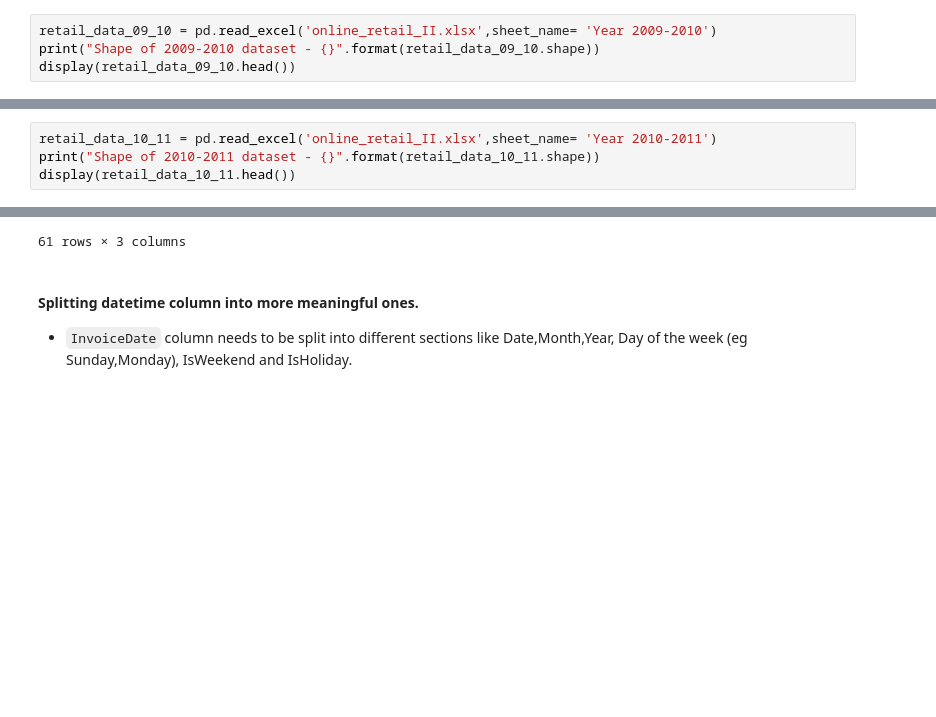
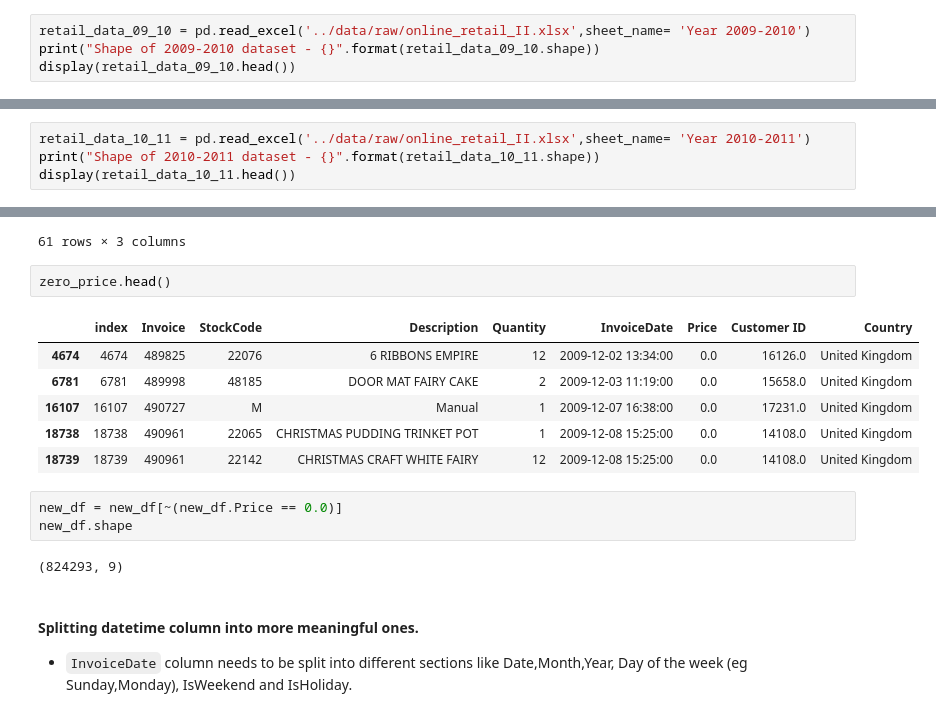
Before and after one commit to dharitsura248/OnlineRetailStore, a Jupyter notebook: OnlineRetailStore/notebooks/DataWrangling.ipynb, the cells around one changed output, grey strips where cells are left out. Cells and saved outputs as stored; diff of their text form; blank space fills up the shorter version.

```diff
--- a/OnlineRetailStore/notebooks/DataWrangling.ipynb
+++ b/OnlineRetailStore/notebooks/DataWrangling.ipynb
@@ -24,7 +24,7 @@ warnings.filterwarnings('ignore')
     - 2009-2010 Sheet
     - 2010-2011 Sheet
 # %%
-retail_data_09_10 = pd.read_excel('online_retail_II.xlsx',sheet_name= 'Year 2009-2010')
+retail_data_09_10 = pd.read_excel('../data/raw/online_retail_II.xlsx',sheet_name= 'Year 2009-2010')
 print("Shape of 2009-2010 dataset - {}".format(retail_data_09_10.shape))
 display(retail_data_09_10.head())
 # %% [output]
@@ -36,7 +36,7 @@ Shape of 2009-2010 dataset - (525461, 8)
 | 3 | 489434 | 22041 | RECORD FRAME 7" SINGLE SIZE | 48 | 2009-12-01 07:45:00 | 2.10 | 13085.0 | United Kingdom |
 | 4 | 489434 | 21232 | STRAWBERRY CERAMIC TRINKET BOX | 24 | 2009-12-01 07:45:00 | 1.25 | 13085.0 | United Kingdom |
 # %%
-retail_data_10_11 = pd.read_excel('online_retail_II.xlsx',sheet_name= 'Year 2010-2011')
+retail_data_10_11 = pd.read_excel('../data/raw/online_retail_II.xlsx',sheet_name= 'Year 2010-2011')
 print("Shape of 2010-2011 dataset - {}".format(retail_data_10_11.shape))
 display(retail_data_10_11.head())
 # %% [output]
@@ -226,6 +274,20 @@ zero_price.groupby(by=['Price','Description']).size().reset_index(name='counts')
 | 28 | 0.0 | IVORY KITCHEN SCALES | 1 |
 | 60 | 0.0 | VINTAGE GLASS COFFEE CADDY | 1 |
 61 rows × 3 columns
+# %%
+zero_price.head()
+# %% [output]
+|  | index | Invoice | StockCode | Description | Quantity | InvoiceDate | Price | Customer ID | Country |
+| 4674 | 4674 | 489825 | 22076 | 6 RIBBONS EMPIRE | 12 | 2009-12-02 13:34:00 | 0.0 | 16126.0 | United Kingdom |
+| 6781 | 6781 | 489998 | 48185 | DOOR MAT FAIRY CAKE | 2 | 2009-12-03 11:19:00 | 0.0 | 15658.0 | United Kingdom |
+| 16107 | 16107 | 490727 | M | Manual | 1 | 2009-12-07 16:38:00 | 0.0 | 17231.0 | United Kingdom |
+| 18738 | 18738 | 490961 | 22065 | CHRISTMAS PUDDING TRINKET POT | 1 | 2009-12-08 15:25:00 | 0.0 | 14108.0 | United Kingdom |
+| 18739 | 18739 | 490961 | 22142 | CHRISTMAS CRAFT WHITE FAIRY | 12 | 2009-12-08 15:25:00 | 0.0 | 14108.0 | United Kingdom |
+# %%
+new_df = new_df[~(new_df.Price == 0.0)]
+new_df.shape
+# %% [output]
+(824293, 9)
 # %% [markdown]
 #### Splitting datetime column into more meaningful ones.
 * `InvoiceDate` column needs to be split into different sections like Date,Month,Year, Day of the week (eg Sunday,Monday), IsWeekend and IsHoliday.
```
Also changed, not shown: parts of 7 cells of this notebook, 1 other file.
